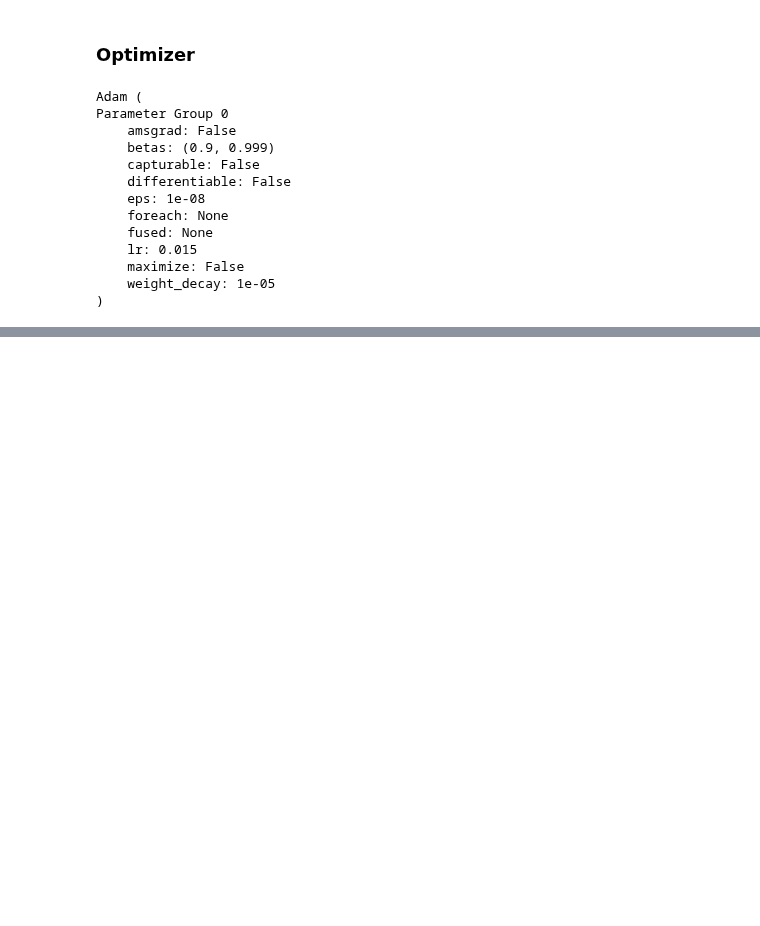
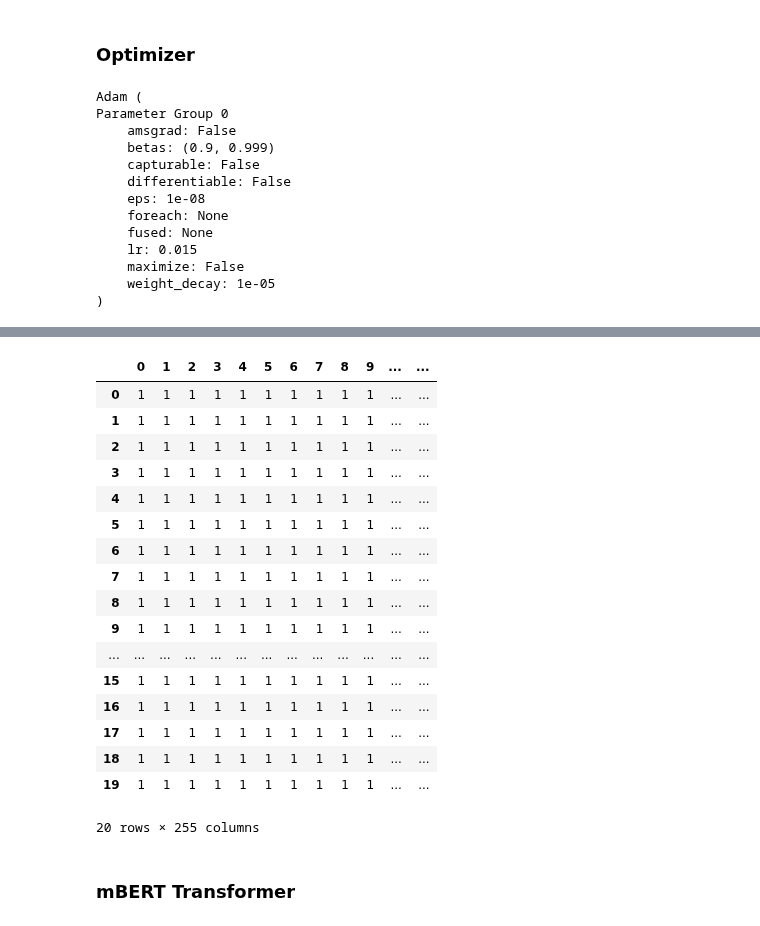
Before and after one commit to NateCross/tag-hate-elf, a Jupyter notebook: learners.ipynb, the cells around one changed output, grey strips where cells are left out. Drawn from its saved outputs; the diff is of its cells as text; code cells hidden in the pictures; blank space fills up the shorter version.

```diff
--- a/learners.ipynb
+++ b/learners.ipynb
@@ -325,0 +377,23 @@ lstm_optimizer.step()
+# %%
+pd.DataFrame(bert_tokenized['attention_mask'])
+# %% [output]
+|  | 0 | 1 | 2 | 3 | 4 | 5 | 6 | 7 | 8 | 9 | ... | ... |
+| 0 | 1 | 1 | 1 | 1 | 1 | 1 | 1 | 1 | 1 | 1 | ... | ... |
+| 1 | 1 | 1 | 1 | 1 | 1 | 1 | 1 | 1 | 1 | 1 | ... | ... |
+| 2 | 1 | 1 | 1 | 1 | 1 | 1 | 1 | 1 | 1 | 1 | ... | ... |
+| 3 | 1 | 1 | 1 | 1 | 1 | 1 | 1 | 1 | 1 | 1 | ... | ... |
+| 4 | 1 | 1 | 1 | 1 | 1 | 1 | 1 | 1 | 1 | 1 | ... | ... |
+| 5 | 1 | 1 | 1 | 1 | 1 | 1 | 1 | 1 | 1 | 1 | ... | ... |
+| 6 | 1 | 1 | 1 | 1 | 1 | 1 | 1 | 1 | 1 | 1 | ... | ... |
+| 7 | 1 | 1 | 1 | 1 | 1 | 1 | 1 | 1 | 1 | 1 | ... | ... |
+| 8 | 1 | 1 | 1 | 1 | 1 | 1 | 1 | 1 | 1 | 1 | ... | ... |
+| 9 | 1 | 1 | 1 | 1 | 1 | 1 | 1 | 1 | 1 | 1 | ... | ... |
+| ... | ... | ... | ... | ... | ... | ... | ... | ... | ... | ... | ... | ... |
+| 15 | 1 | 1 | 1 | 1 | 1 | 1 | 1 | 1 | 1 | 1 | ... | ... |
+| 16 | 1 | 1 | 1 | 1 | 1 | 1 | 1 | 1 | 1 | 1 | ... | ... |
+| 17 | 1 | 1 | 1 | 1 | 1 | 1 | 1 | 1 | 1 | 1 | ... | ... |
+| 18 | 1 | 1 | 1 | 1 | 1 | 1 | 1 | 1 | 1 | 1 | ... | ... |
+| 19 | 1 | 1 | 1 | 1 | 1 | 1 | 1 | 1 | 1 | 1 | ... | ... |
+20 rows × 255 columns
+# %% [markdown]
+### mBERT Transformer
```
Also changed, not shown: parts of 18 cells of this notebook.
